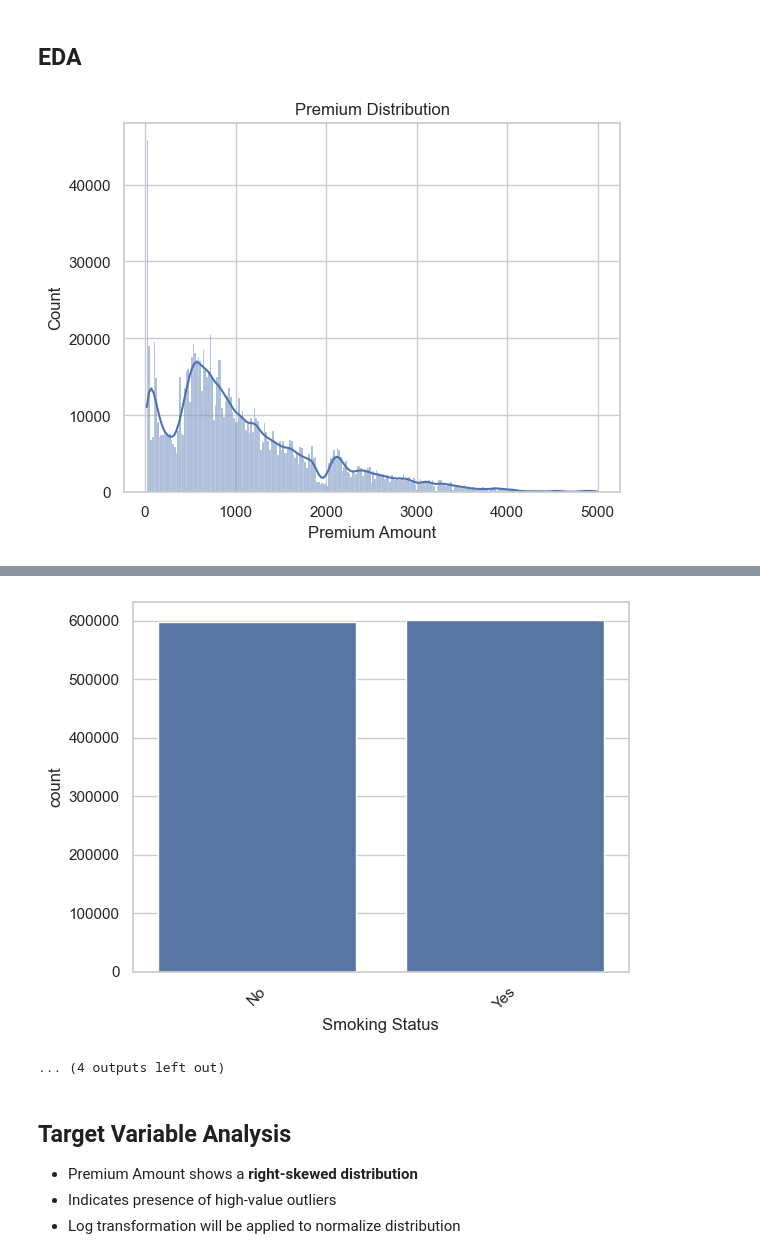
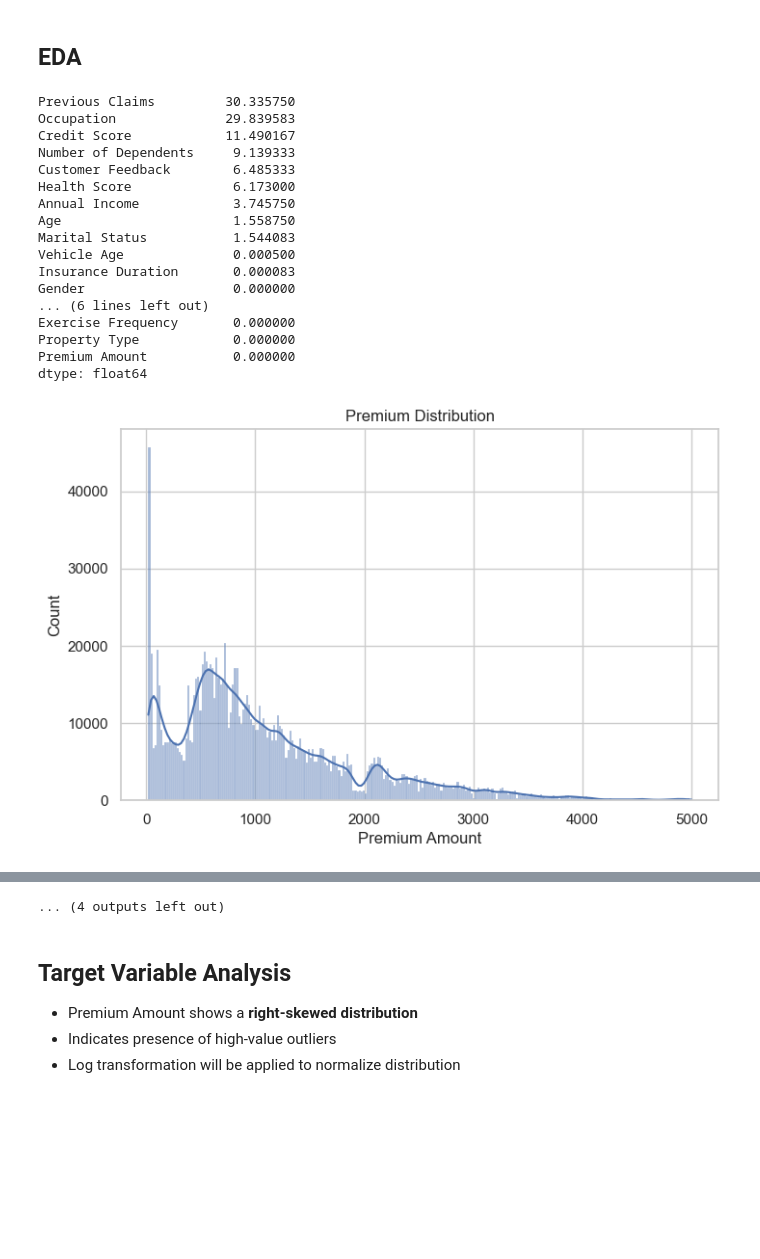
Before and after one commit to vallileela/SmartPremium_mlflow, a Jupyter notebook: notebooks/eda.ipynb, the cells around one changed output, grey strips where cells are left out. Drawn from its saved outputs; the diff is of its cells as text; code cells hidden in the pictures; blank space fills up the shorter version.

Commit message:
Initial ML Insurance Premium Prediction Project

```diff
--- a/notebooks/eda.ipynb
+++ b/notebooks/eda.ipynb
@@ -15,7 +15,7 @@ def load_data(path):
 # %%
 #Missing Values Summary
 def missing_summary(df):
-    return df.isnull().mean() * 100
+    return (df.isnull().mean() * 100).sort_values(ascending=False)
 # %%
 #Cleaning + Imputation
 def clean_and_impute(df):
@@ -62,12 +62,14 @@ def save_data(df, path):
 # %%
 #Plot Functions
 def plot_hist(df, col, title=None):
+    plt.figure(figsize=(8,5))
     sns.histplot(df[col], kde=True)
     plt.title(title if title else col)
     plt.show()
 
 
 def plot_box(df, x=None, y=None, col=None):
+    plt.figure(figsize=(8,5))
     if col:
         sns.boxplot(x=df[col])
     else:
@@ -76,11 +78,14 @@ def plot_box(df, x=None, y=None, col=None):
 
 
 def plot_count(df, col):
+    plt.figure(figsize=(8,5))
     sns.countplot(data=df, x=col)
     plt.xticks(rotation=45)
     plt.show()
 # %%
 #Correlation
 def plot_heatmap(df):
-    sns.heatmap(df.corr(numeric_only=True), cmap="coolwarm")
+    plt.figure(figsize=(12,8))
+    corr = df.corr(numeric_only=True)
+    sns.heatmap(corr, cmap="coolwarm",annot=True,fmt=".2f")
     plt.show()
@@ -109,37 +109,64 @@ def cap_outliers(df, cols):
 df = load_data("../data/raw/train.csv")
 
 # Missing summary
-missing_summary(df)
+print(missing_summary(df))
 
 # Clean
 df = clean_and_impute(df)
 
 # Save cleaned
-save_data(df, "../data/processed/train_cleaned.csv")
+df.to_csv(
+    "../data/processed/train_cleaned.csv",
+    index=False
+)
 
 # EDA
 plot_hist(df, "Premium Amount", "Premium Distribution")
 
 plot_box(df, x="Policy Type", y="Premium Amount")
 plot_box(df, x="Gender", y="Premium Amount")
 plot_box(df, col="Annual Income")
 
+#heatmap
 plot_heatmap(df)
 
 # Categorical plots
 for col in df.select_dtypes(exclude="number").columns:
     plot_count(df, col)
 
-# Log transform
-df = add_log_target(df)
 
-plot_hist(df, "log_premium", "Log Transformed Premium")
 
 # Outlier capping
-num_cols = df.select_dtypes(include="number").columns.drop(["Premium Amount", "log_premium"])
+exclude_cols = [
+    "Premium Amount",
+    "policy_year",
+    "policy_month"
+]
+
+num_cols = [
+    col for col in df.select_dtypes(include="number").columns
+    if col not in exclude_cols
+]
 df = cap_outliers(df, num_cols)
 
 # After capping
 plot_box(df, col="Annual Income")
 # %% [output]
+Previous Claims         30.335750
+Occupation              29.839583
+Credit Score            11.490167
+Number of Dependents     9.139333
+Customer Feedback        6.485333
+Health Score             6.173000
+Annual Income            3.745750
+Age                      1.558750
+Marital Status           1.544083
+Vehicle Age              0.000500
+Insurance Duration       0.000083
+Gender                   0.000000
+... (6 lines left out)
+Exercise Frequency       0.000000
+Property Type            0.000000
+Premium Amount           0.000000
+dtype: float64
-[figure, old version]
+[figure, new version]
@@ -156,5 +183,4 @@ plot_box(df, col="Annual Income")
-[figure, removed]
-... (4 outputs left out)
+... (4 outputs left out)
 # %% [markdown]
 ## Target Variable Analysis
 - Premium Amount shows a **right-skewed distribution**
```
Also changed, not shown: parts of 3 cells of this notebook, 7 other files.
